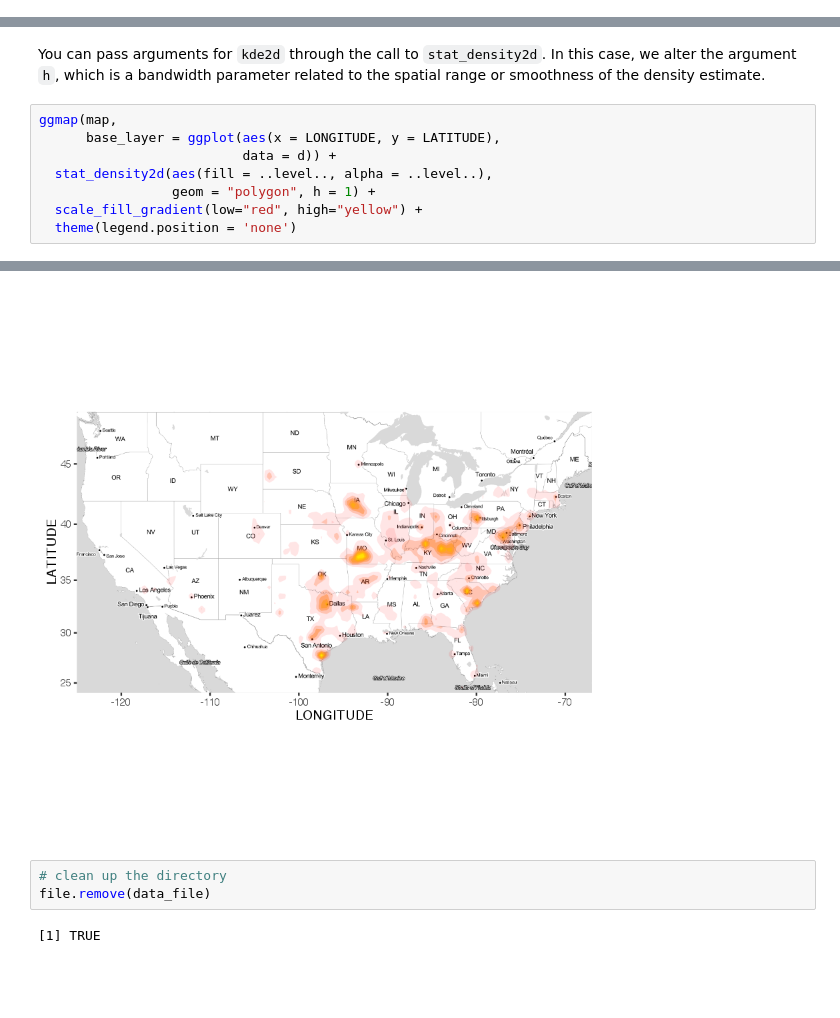
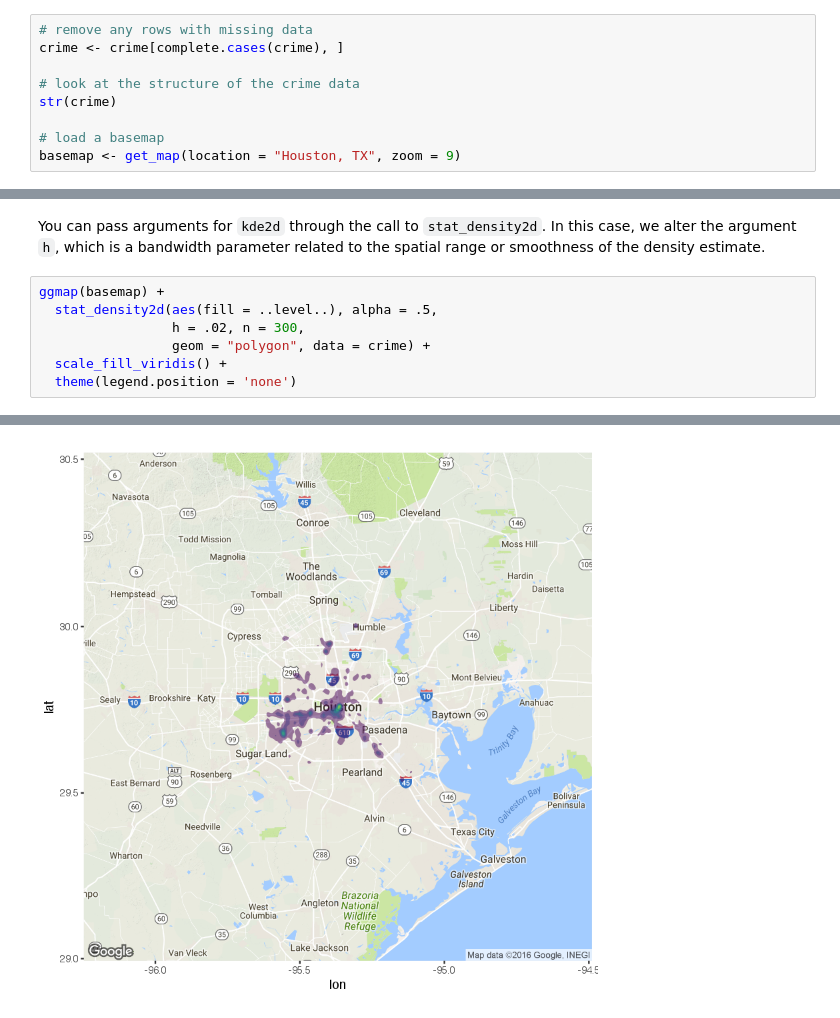
Before and after one commit to earthlab/tutorials, a Jupyter notebook: R/visualize-2d-point-density-ggmap.ipynb, the cells around one changed output, grey strips where cells are left out. Drawn from its saved outputs; the diff is of its cells as text; blank space fills up the shorter version.

```diff
--- a/R/visualize-2d-point-density-ggmap.ipynb
+++ b/R/visualize-2d-point-density-ggmap.ipynb
@@ -82,0 +41,9 @@ ggplot(d, aes(x = LONGITUDE, y = LATITUDE)) +
+# %%
+# remove any rows with missing data
+crime <- crime[complete.cases(crime), ]
+
+# look at the structure of the crime data
+str(crime)
+
+# load a basemap
+basemap <- get_map(location = "Houston, TX", zoom = 9)
@@ -110,11 +94,10 @@ Map from URL : http://tile.stamen.com/toner-lite/5/10/13.png
 You can pass arguments for `kde2d` through the call to `stat_density2d`.
 In this case, we alter the argument `h`, which is a bandwidth parameter related to the spatial range or smoothness of the density estimate.
 # %%
-ggmap(map,
-      base_layer = ggplot(aes(x = LONGITUDE, y = LATITUDE),
-                          data = d)) +
-  stat_density2d(aes(fill = ..level.., alpha = ..level..),
-                 geom = "polygon", h = 1) +
-  scale_fill_gradient(low="red", high="yellow") +
+ggmap(basemap) +
+  stat_density2d(aes(fill = ..level..), alpha = .5,
+                 h = .02, n = 300,
+                 geom = "polygon", data = crime) +
+  scale_fill_viridis() +
   theme(legend.position = 'none')
 # %% [output]
@@ -121,6 +106 @@ ggmap(map,
-[figure, old version]
+[figure, new version]
-# %%
-# clean up the directory
-file.remove(data_file)
-# %% [output]
-[1] TRUE
```
Also changed, not shown: parts of 19 cells of this notebook, 4 other files.
